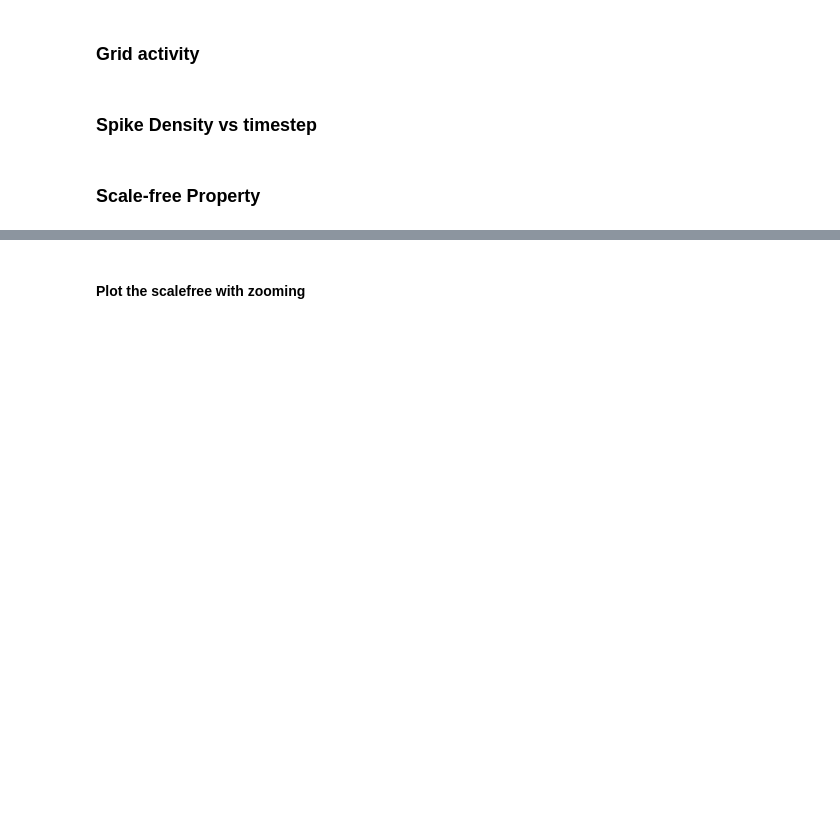
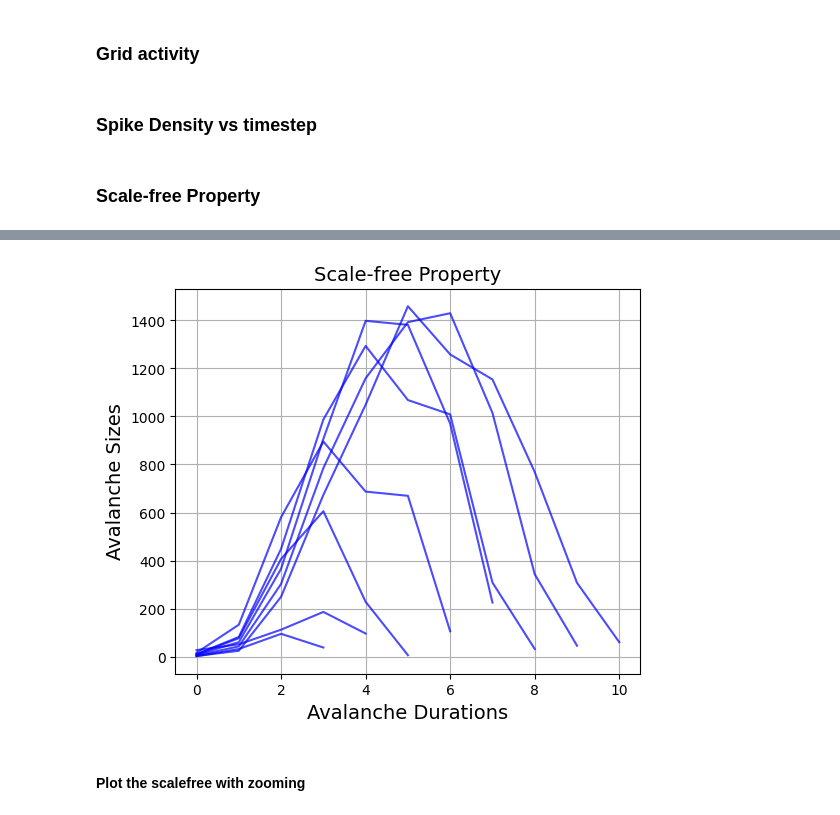
Before and after one commit to AmirSahrani/complex_system_simulation, a Jupyter notebook: analysis.ipynb, the cells around one changed output, grey strips where cells are left out. Saved outputs shown, nothing was run; the diff lists cells and outputs as text; code cells hidden in the pictures; blank space fills up the shorter version.

```diff
--- a/analysis.ipynb
+++ b/analysis.ipynb
@@ -431,17 +439,20 @@ avalanche_df.to_csv("data/avalanche_statistics_scalefree.csv", index=True)
 # %%
 # avalanche size vs. avalanche duration for scale-fee property
 df = load_data_csv("data/avalanche_statistics_scalefree.csv")
+all_avalanches = df['avalanches'].apply(eval).tolist()
 avalanches_by_length = defaultdict(list)
 for av in all_avalanches:
     avalanches_by_length[len(av)].append(av)
 mean_activities = {length: np.mean(np.array(avs), axis=0) for length, avs in avalanches_by_length.items()}
 plt.figure(figsize=(6, 5))
 plt.title("Scale-free Property", fontsize=14)
 plt.xlabel("Avalanche Durations", fontsize=14)
 plt.ylabel("Avalanche Sizes", fontsize=14)
 plt.grid(True)
 for length, mean_activity in mean_activities.items():
-    if length < 17 and length > 3:
+    if length < 15 and length > 3:
         plt.plot(range(length), mean_activity, label=f'Duration {length}', color='blue', alpha=0.7)
 
 plt.show()
+# %% [output]
+[figure, added]
```
Also changed, not shown: parts of 16 cells of this notebook, 3 other files.
